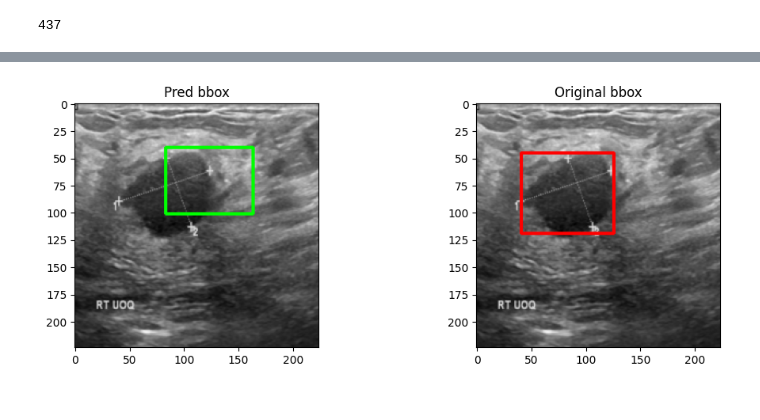
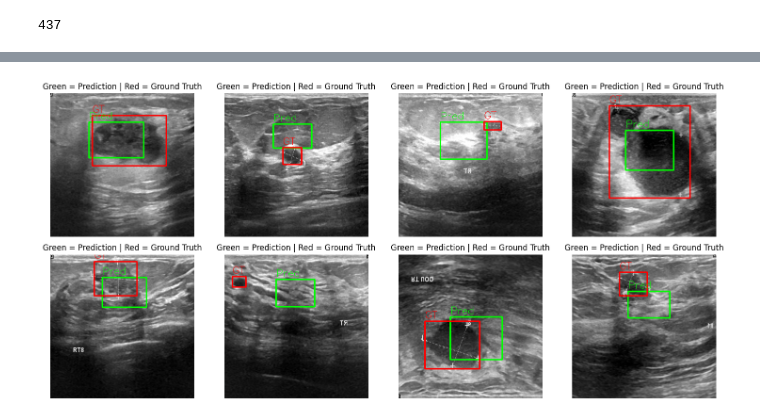
Before and after one commit to nawroz-m/ML_learning, a Jupyter notebook: BUSI.ipynb, the cells around one changed output, grey strips where cells are left out. Saved outputs shown, nothing was run; the diff lists cells and outputs as text; code cells hidden in the pictures.

```diff
--- a/BUSI.ipynb
+++ b/BUSI.ipynb
@@ -465,3 +500,6 @@ def val_model(data_loader, loss_fun):
       loss = loss_fun(output, y)
       val_loss += loss.item()
   return val_loss/len(data_loader)
+# %%
+img, label = ben_train_loader.dataset.dataset.__getitem__(0)
+img.shape
@@ -468,5 +508,5 @@ def val_model(data_loader, loss_fun):
 # %%
-epoch = 18
+epoch = 15
 history = {'tr_loss': [], 'val_loss': []}
 for i in range(epoch):
   print(f"Epoch {i}: ")
@@ -508,0 +525,2 @@ test_img.shape, img.shape
+# %%
+model_path = '/content/drive/MyDrive/Healthcare/BUSI/model4.pt'
@@ -508,0 +530,8 @@ test_img.shape, img.shape
+# %%
+# load the model
+model = Cnn_network(num_class=4).to(device)
+
+state_dict = torch.load(model_path, weights_only=True, map_location=torch.device('cpu'))
+model.load_state_dict(state_dict)
+
+model.eval()
@@ -509,49 +554,53 @@ test_img.shape, img.shape
 # %%
-test_img, test_bbox = ben_test_loader.dataset.dataset.__getitem__(1)
 
-net.eval()
+plt.figure(figsize=(15, 7))
+for i in range(8):
+  idx = np.random.randint(len(ben_test_loader.dataset.dataset))
+  test_img, test_bbox = ben_test_loader.dataset.dataset.__getitem__(idx)
+  pred_test = model(test_img.unsqueeze(0).to(device))
 
-with torch.no_grad():
-    pred_test = net(test_img.unsqueeze(0).to(device))
+  img = test_img.permute(1,2,0).cpu().numpy()
+  h_img, w_img, _ = img.shape
 
-img = test_img.permute(1,2,0).cpu().numpy()
+  x, y, w, h = pred_test[0].detach().cpu()
 
-h_img, w_img, _ = img.shape
+  # 1. convert to pixel space
+  x = x.item() * w_img
+  y = y.item() * h_img
+  w = w.item() * w_img
+  h = h.item() * h_img
 
-# prediction
-x, y, w, h = pred_test[0]
+  # 2. fix negatives
+  x = max(0, int(x))
+  y = max(0, int(y))
+  w = max(1, int(w))
+  h = max(1, int(h))
 
-x = int(x.item() * w_img)
-y = int(y.item() * h_img)
-w = int(w.item() * w_img)
-h = int(h.item() * h_img)
+  # ground truth
+  tx, ty, tw, th = test_bbox
+  tx = tx.item()* w_img
+  ty = ty.item()* h_img
+  tw = tw.item()* w_img
+  th = th.item()* h_img
+  tx, ty, tw, th = map(int, [tx, ty, tw, th])
+
+  img_copy = denormalize(img.copy())
+
+  # draw predicted (green)
+  cv2.rectangle(img_copy, (x, y), (x+w, y+h), (0, 255, 0), 2)
+
+  # draw ground truth (red)
+  cv2.rectangle(img_copy, (tx, ty), (tx+tw, ty+th), (255, 0, 0), 2)
 
 
-# ground truth
-tx, ty, tw, th = test_bbox
+  cv2.putText(img_copy, "Pred", (x, y-6),
+              cv2.FONT_HERSHEY_SIMPLEX, 0.7, (0,255,0), 1)
 
-tx = int(tx )
-ty = int(ty )
-tw = int(tw )
-th = int(th )
-
-bounded_img = cv2.rectangle(
-    img.copy(),
-    (x, y),
-    (x+w, y+h),
-    (0, 255, 0),
-    2
-)
-bounded_img2 = cv2.rectangle(
-    img.copy(),
-    (tx, ty),
-    (tx+tw, ty+th),
-    (255,0, 0, 0),
-    2
-)
-_, ax = plt.subplots(1, 2, figsize=(12, 4))
-ax[0].imshow(bounded_img)
-ax[0].set_title("Pred bbox")
-ax[1].imshow(bounded_img2)
-ax[1].set_title("Original bbox")
+  cv2.putText(img_copy, "GT", (tx, ty-6),
+              cv2.FONT_HERSHEY_SIMPLEX, 0.7, (255,0,0), 1)
+  plt.subplot(2, 4, i+1)
+  plt.imshow(img_copy)
+  plt.title("Green = Prediction | Red = Ground Truth")
+  plt.axis("off")
+plt.tight_layout()
 # %% [output]
@@ -561 +616 @@ Text(0.5, 1.0, 'Original bbox')
-[figure, old version]
+[figure, new version]
```
Also changed, not shown: parts of 30 cells of this notebook.
